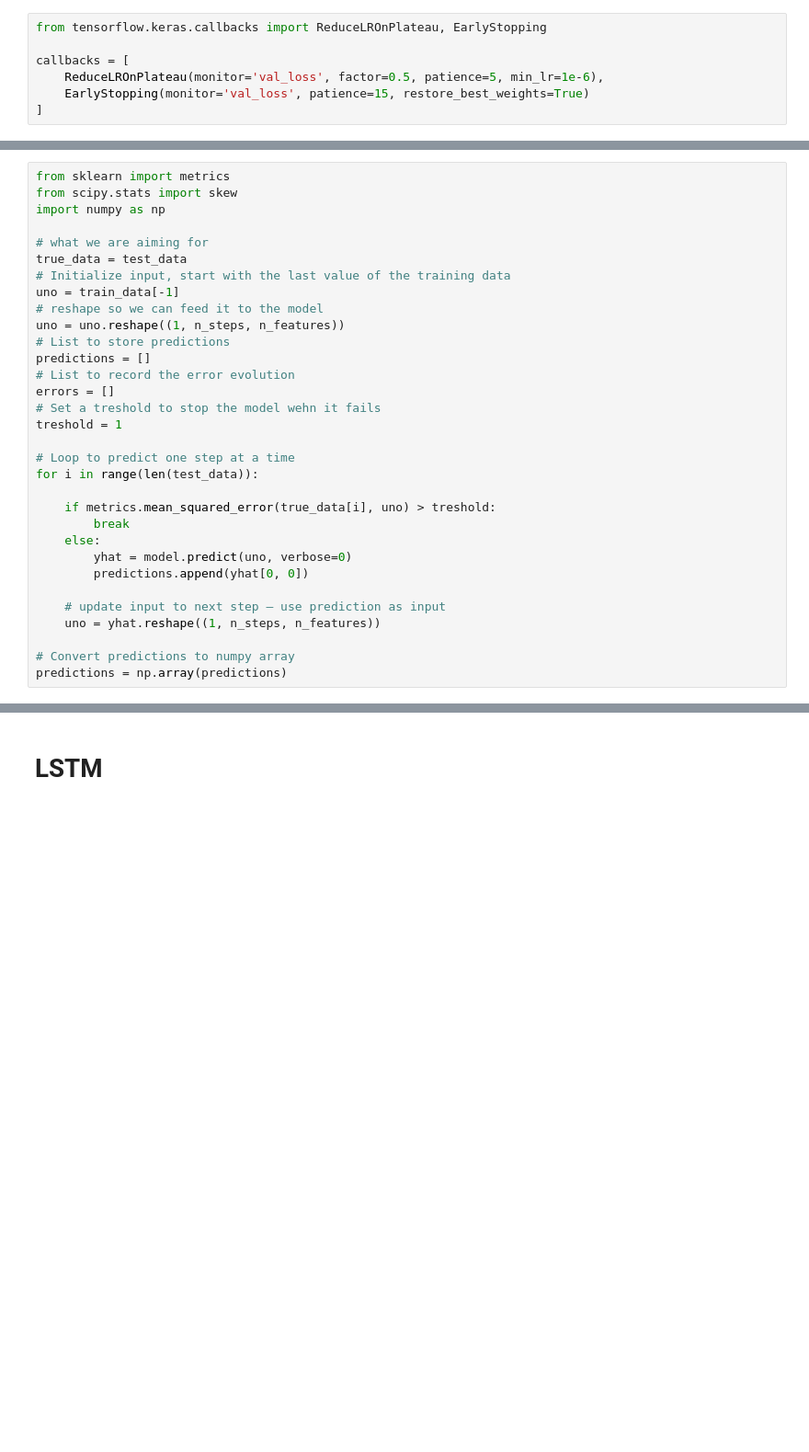
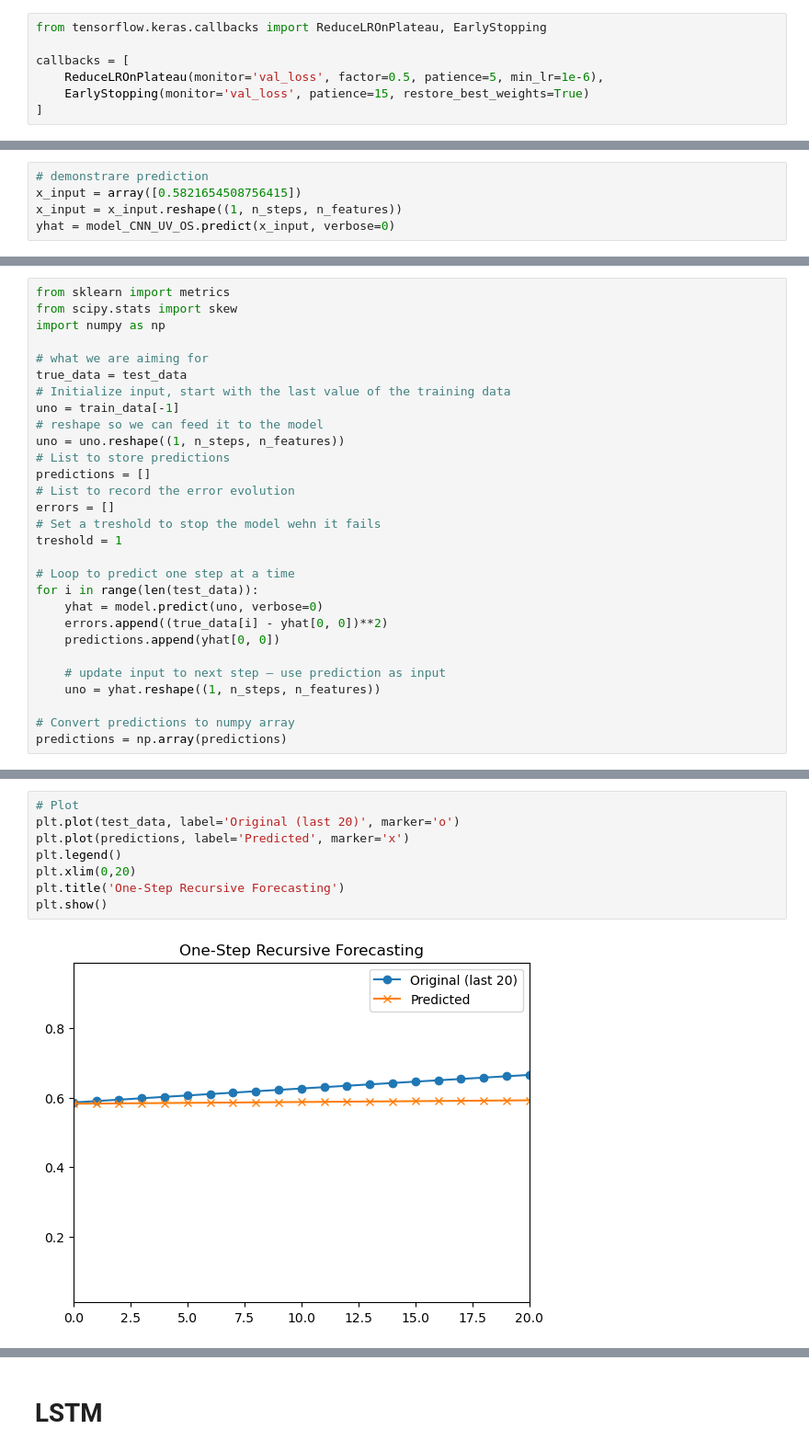
Before and after one commit to nxteventrying/TESIS, a Jupyter notebook: scripts/Strafe.ipynb, the cells around one changed output, grey strips where cells are left out. Shown at 92% size. Drawn from its saved outputs; the diff is of its cells as text; blank space fills up the shorter version.

```diff
--- a/scripts/Strafe.ipynb
+++ b/scripts/Strafe.ipynb
@@ -704,0 +712,5 @@ InvalidParameterError: The 'y_true' parameter of mean_squared_error must be an a
+# %%
+# demonstrare prediction
+x_input = array([0.5821654508756415])
+x_input = x_input.reshape((1, n_steps, n_features))
+yhat = model_CNN_UV_OS.predict(x_input, verbose=0)
@@ -722,12 +742,9 @@ treshold = 1
 
 # Loop to predict one step at a time
 for i in range(len(test_data)):
-
-    if metrics.mean_squared_error(true_data[i], uno) > treshold:
-        break
-    else:
-        yhat = model.predict(uno, verbose=0)
-        predictions.append(yhat[0, 0])
+    yhat = model.predict(uno, verbose=0)
+    errors.append((true_data[i] - yhat[0, 0])**2)
+    predictions.append(yhat[0, 0])
 
     # update input to next step — use prediction as input
     uno = yhat.reshape((1, n_steps, n_features))
@@ -746,0 +754,10 @@ plt.show()
+# %%
+# Plot
+plt.plot(test_data, label='Original (last 20)', marker='o')
+plt.plot(predictions, label='Predicted', marker='x')
+plt.legend()
+plt.xlim(0,20)
+plt.title('One-Step Recursive Forecasting')
+plt.show()
+# %% [output]
+[figure, added]
```
Also changed, not shown: parts of 51 cells of this notebook.
